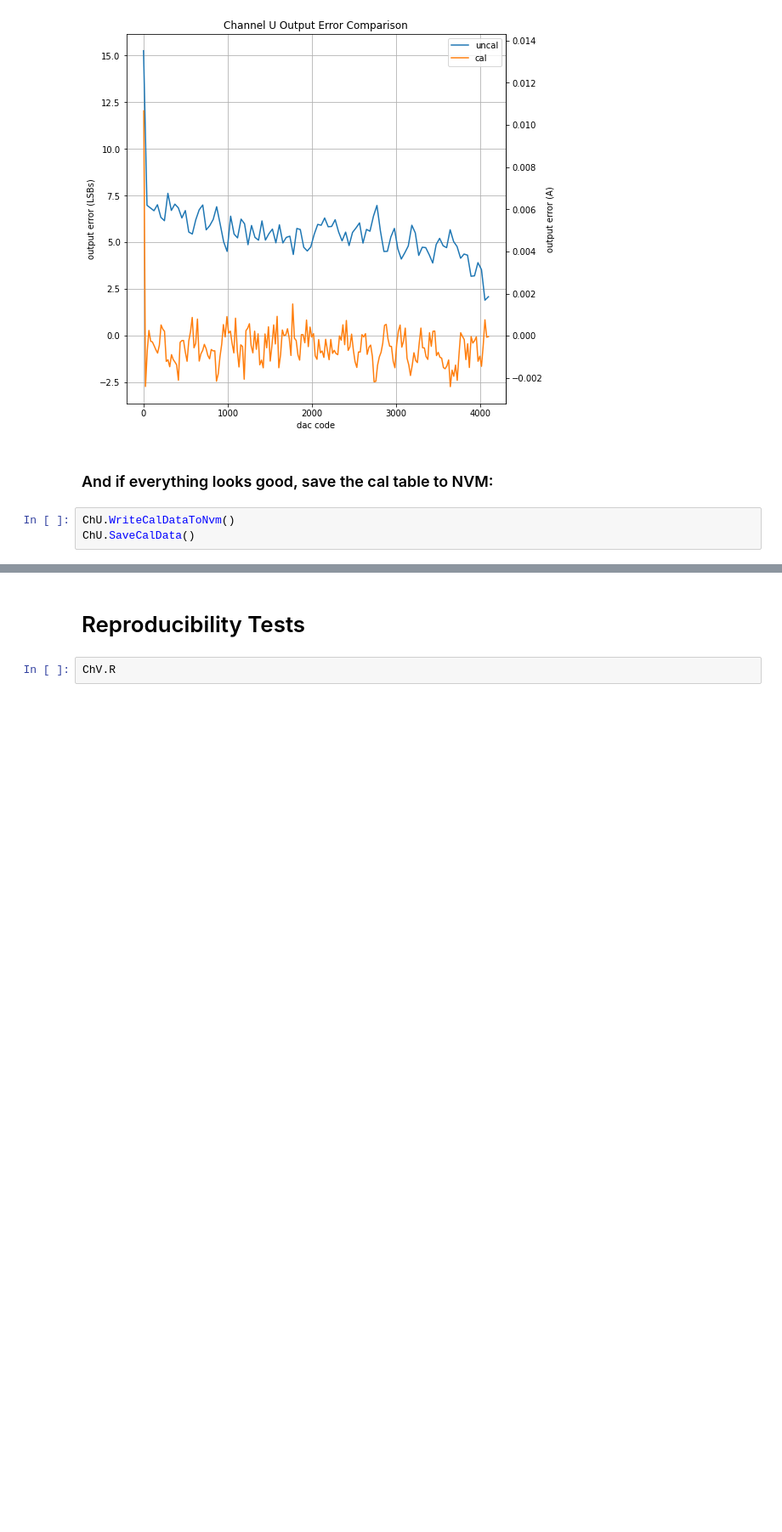
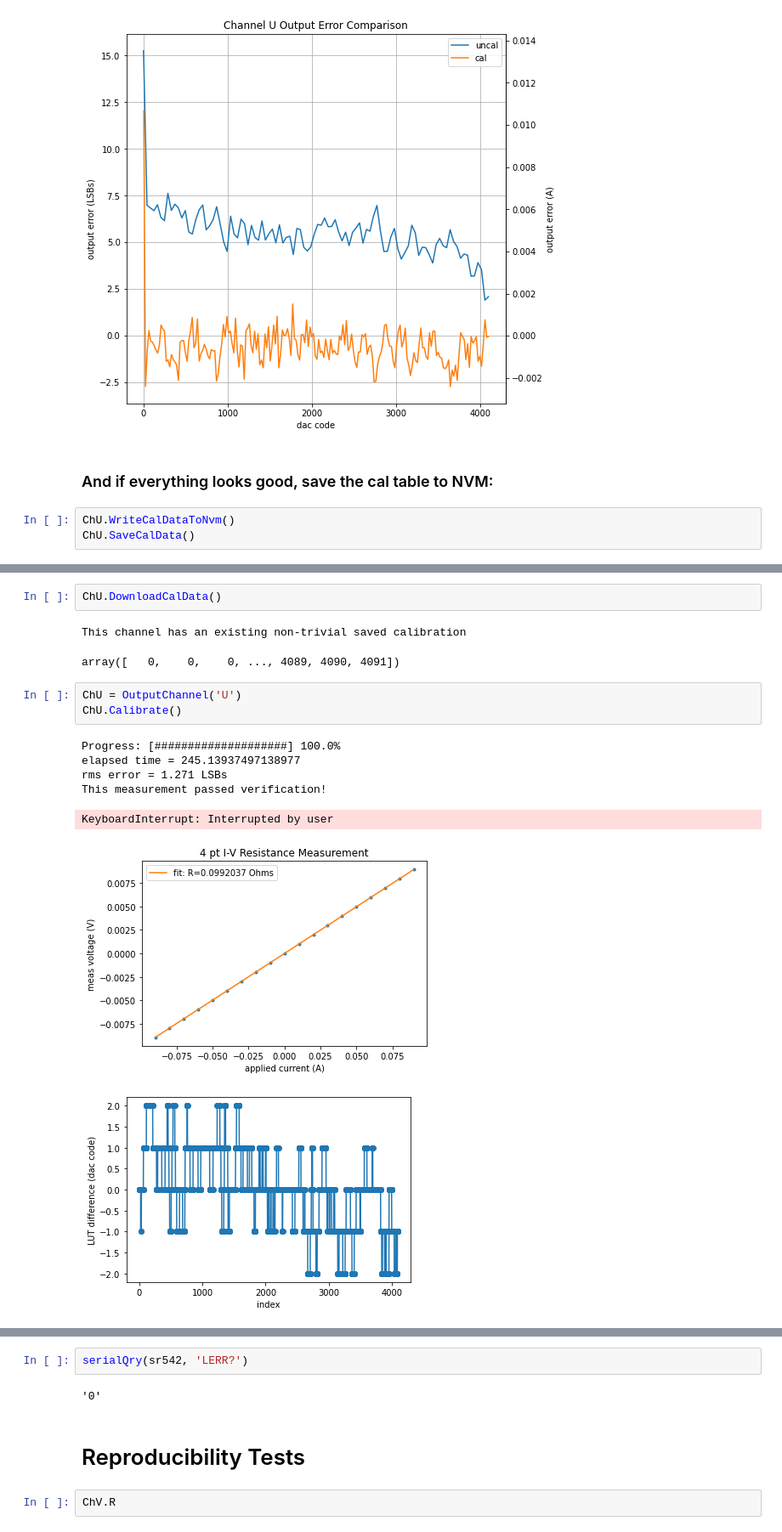
Before and after one commit to abergerSRS/SR542_CalSoftware, a Jupyter notebook: current_output_cal.ipynb, the cells around one changed output, grey strips where cells are left out. Shown: that part at 85% size. Cells and saved outputs as stored; diff of their text form; blank space fills up the shorter version.

```diff
--- a/current_output_cal.ipynb
+++ b/current_output_cal.ipynb
@@ -533,0 +599,16 @@ ChU.SaveCalData()
+# %%
+ChU.DownloadCalData()
+# %% [output]
+This channel has an existing non-trivial saved calibration
+array([   0,    0,    0, ..., 4089, 4090, 4091])
+# %%
+ChU = OutputChannel('U')
+ChU.Calibrate()
+# %% [output]
+Progress: [####################] 100.0%
+elapsed time = 245.13937497138977
+rms error = 1.271 LSBs
+This measurement passed verification!
+KeyboardInterrupt: Interrupted by user
+[figure, added]
+[figure, added]
@@ -534,3 +616,7 @@ ChU.SaveCalData()
+# %%
+serialQry(sr542, 'LERR?')
+# %% [output]
+'0'
 # %% [markdown]
 # Reproducibility Tests
 # %%
```
Also changed, not shown: parts of 11 cells of this notebook.
